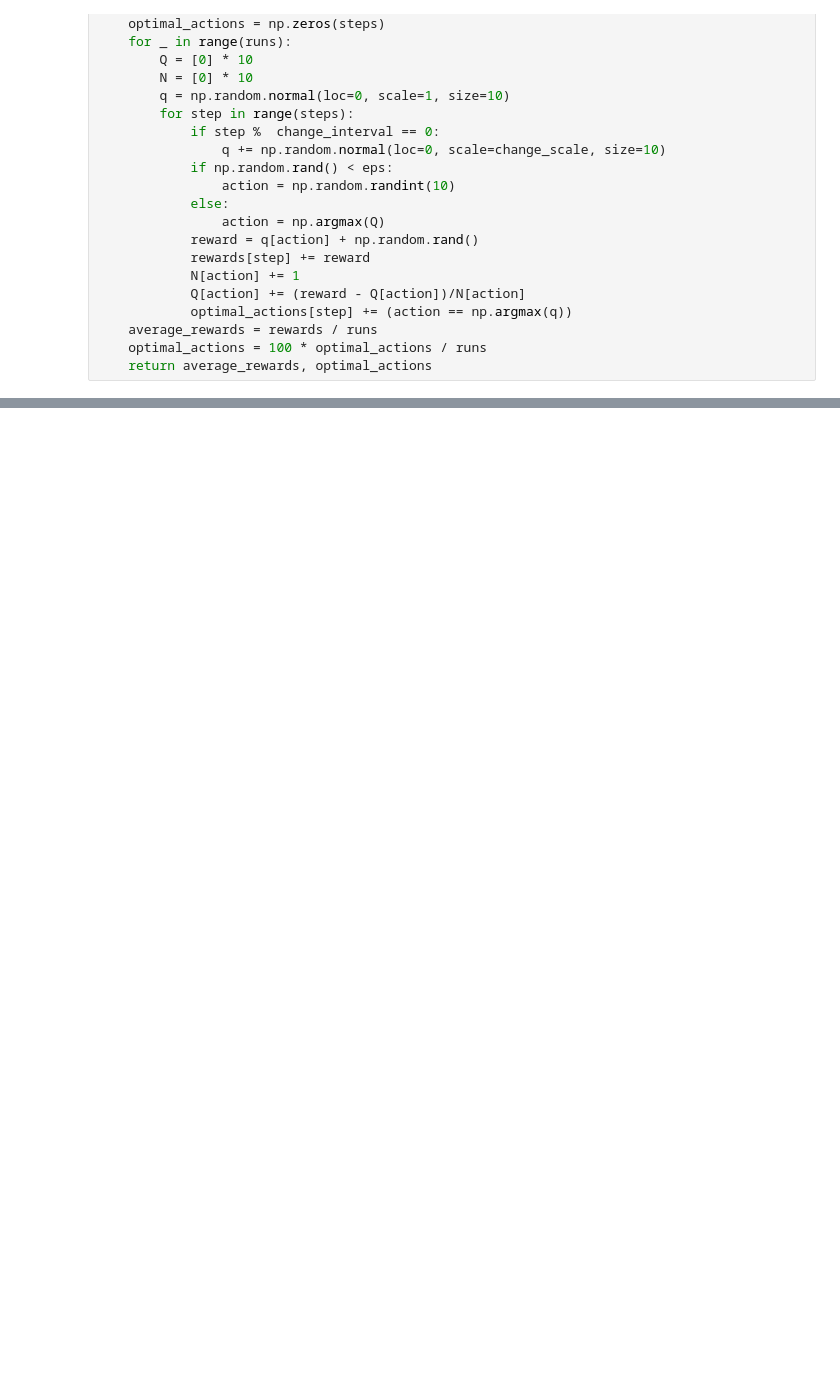
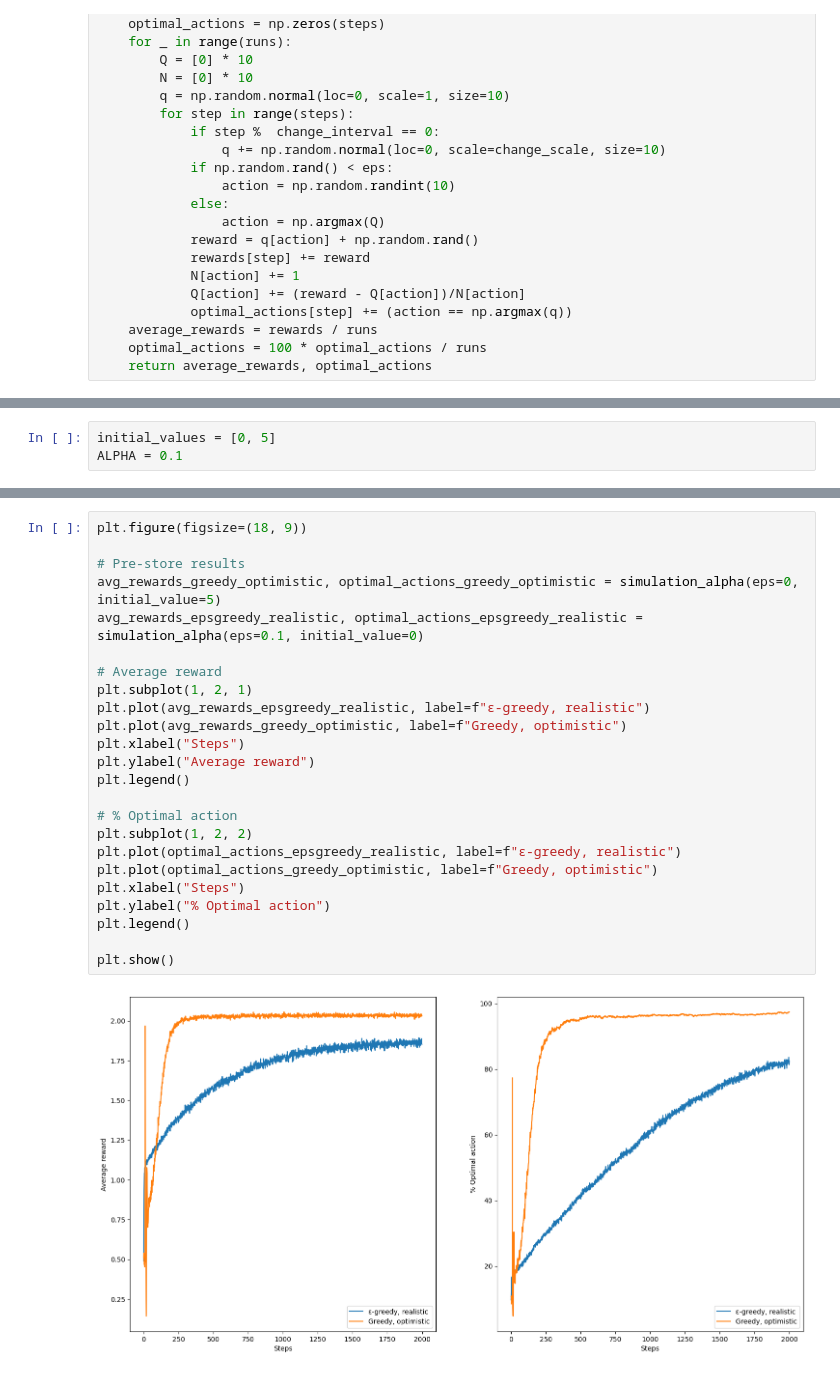
Before and after one commit to abderrahimrhitrif/rl, a Jupyter notebook: n-arms-bandit.ipynb, the cells around one changed output, grey strips where cells are left out. Drawn from its saved outputs; the diff is of its cells as text; blank space fills up the shorter version.

```diff
--- a/n-arms-bandit.ipynb
+++ b/n-arms-bandit.ipynb
@@ -174,0 +178,3 @@ plt.show()
+# %%
+initial_values = [0, 5]
+ALPHA = 0.1
@@ -174,0 +203,26 @@ plt.show()
+# %%
+plt.figure(figsize=(18, 9))
+
+# Pre-store results
+avg_rewards_greedy_optimistic, optimal_actions_greedy_optimistic = simulation_alpha(eps=0, initial_value=5)
+avg_rewards_epsgreedy_realistic, optimal_actions_epsgreedy_realistic = simulation_alpha(eps=0.1, initial_value=0)
+
+# Average reward
+plt.subplot(1, 2, 1)
+plt.plot(avg_rewards_epsgreedy_realistic, label=f"ε-greedy, realistic")
+plt.plot(avg_rewards_greedy_optimistic, label=f"Greedy, optimistic")
+plt.xlabel("Steps")
+plt.ylabel("Average reward")
+plt.legend()
+
+# % Optimal action
+plt.subplot(1, 2, 2)
+plt.plot(optimal_actions_epsgreedy_realistic, label=f"ε-greedy, realistic")
+plt.plot(optimal_actions_greedy_optimistic, label=f"Greedy, optimistic")
+plt.xlabel("Steps")
+plt.ylabel("% Optimal action")
+plt.legend()
+
+plt.show()
+# %% [output]
+[figure, added]
```
Also changed, not shown: parts of 9 cells of this notebook.
